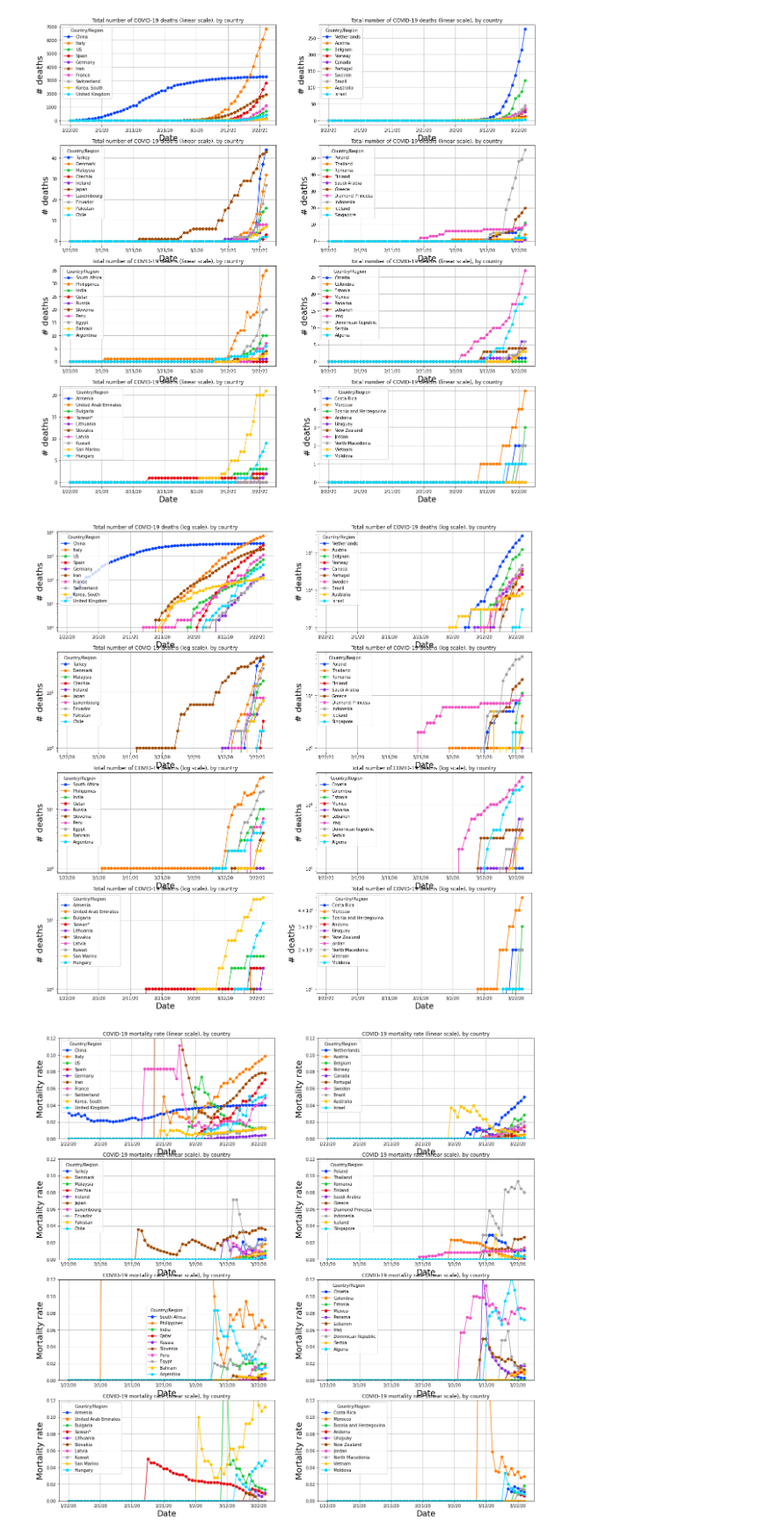
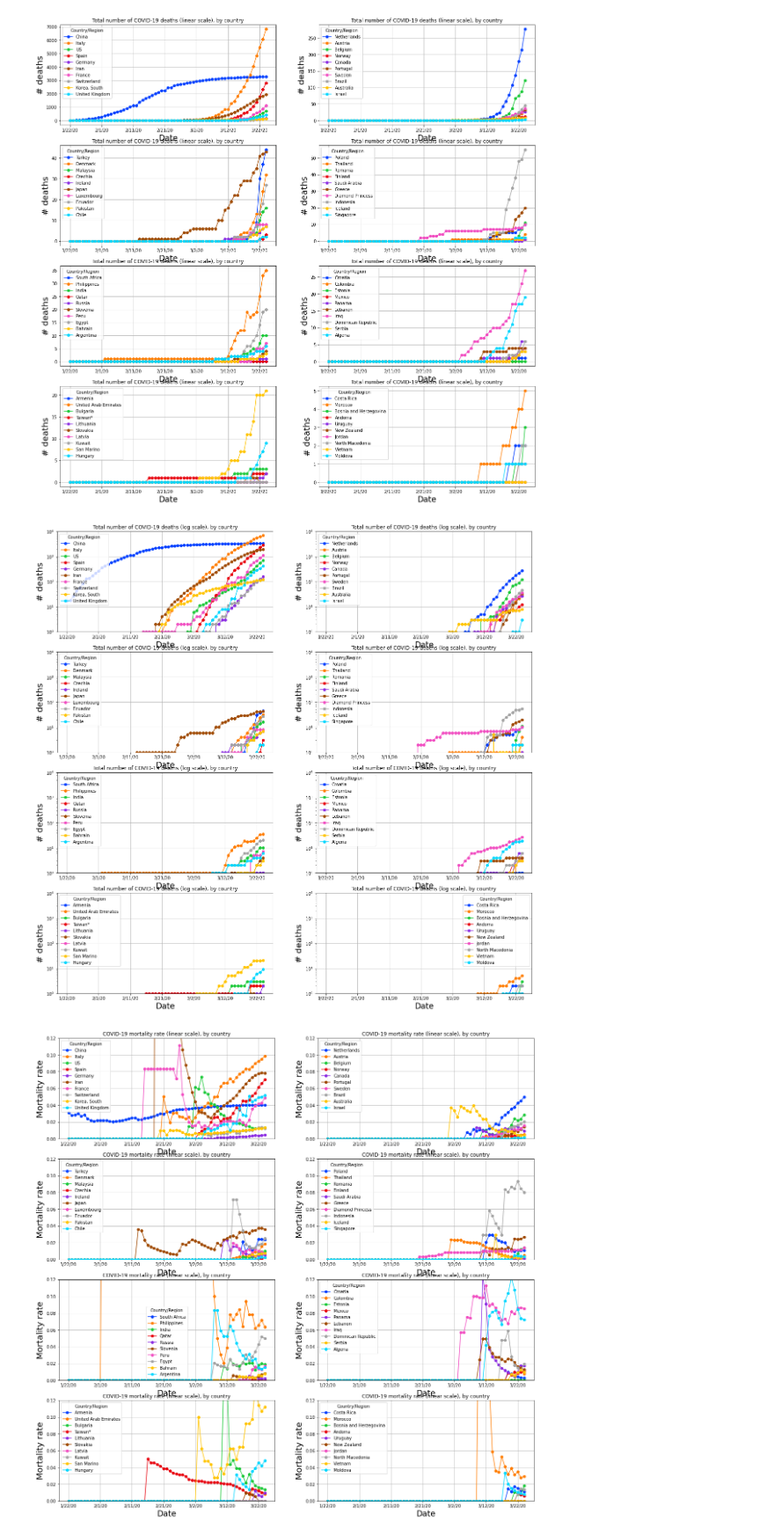
Before and after one commit to perrozzi/COVID-19, a Jupyter notebook: notebooks/COVID-19-by-country.ipynb, the cells around one changed output. Shown at 88% size. Drawn from its saved outputs; the diff is of its cells as text; code cells hidden in the pictures.

```diff
--- a/notebooks/COVID-19-by-country.ipynb
+++ b/notebooks/COVID-19-by-country.ipynb
@@ -126,5 +126,6 @@ for r in range(nrow):
                  title='Total number of positive COVID-19 cases (log scale), by country', figsize = (20,20))
         axes[r,c].set_xlabel("Date", fontsize=19)
         axes[r,c].set_ylabel("# positive cases", fontsize=20)
+        axes[r,c].set_ylim(1e1,2e5)
         count+=1
 # %% [output]
@@ -150,21 +151,22 @@ for r in range(nrow):
 # %%
 nrow=4
 ncol=2
 count=0
 fig, axes = plt.subplots(nrows=nrow, ncols=ncol)
 
 for r in range(nrow):
     for c in range(ncol):
         #show total number of positive cases
         plot_countries = contries_ordered[count*10:(count+1)*10].index
         # print(count*10,(count+1)*10,plot_countries)
         deaths[plot_countries].plot(logy=True, grid=True, marker='o', ax=axes[r,c],
                  title='Total number of COVID-19 deaths (log scale), by country', figsize = (20,20))
         axes[r,c].set_xlabel("Date", fontsize=19)
         axes[r,c].set_ylabel("# deaths", fontsize=20)
+        axes[r,c].set_ylim(1e0,1e4)
         count+=1
 # %% [output]
-[figure, old version]
+[figure, new version]
 # %%
 mortality = deaths.divide(conf.replace(0, 1))
 
```
Also changed, not shown: parts of 2 cells of this notebook, 2 other files.
